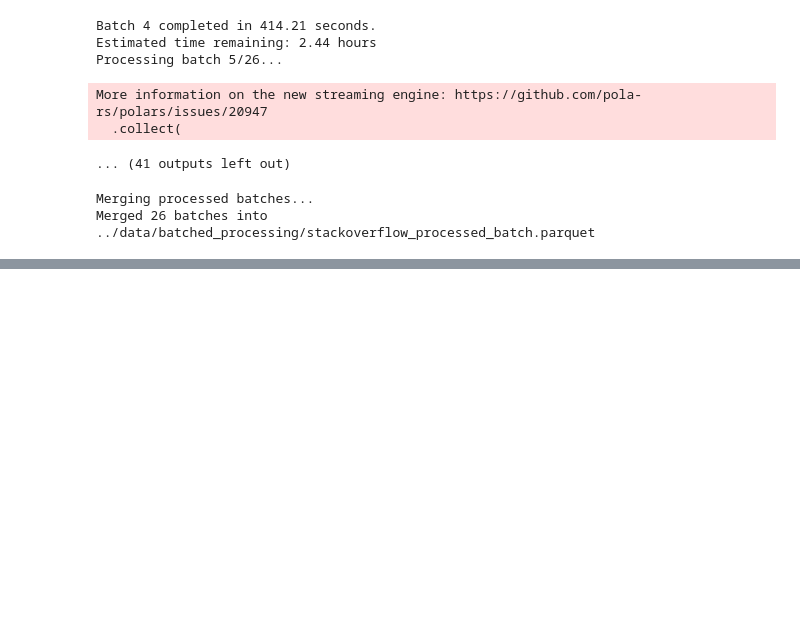
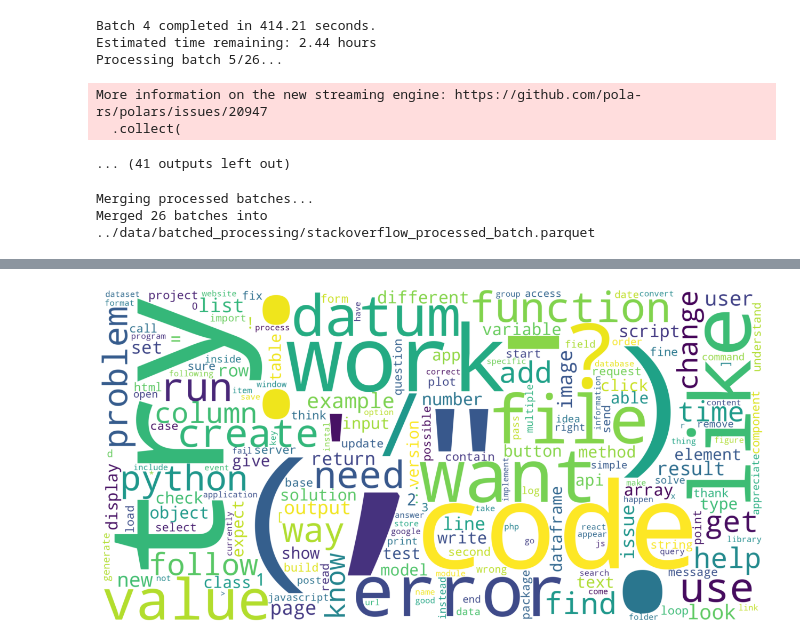
Before and after one commit to m9o8/bse_tm_final, a Jupyter notebook: code/3_1_preprocessing_batch.ipynb, the cells around one changed output, grey strips where cells are left out. Saved outputs shown, nothing was run; the diff lists cells and outputs as text; code cells hidden in the pictures; blank space fills up the shorter version.

```diff
--- a/code/3_1_preprocessing_batch.ipynb
+++ b/code/3_1_preprocessing_batch.ipynb
@@ -437,0 +521,14 @@ Merged 26 batches into ../data/batched_processing/stackoverflow_processed_batch.
+# %%
+# Word cloud after treatment
+text = df.select(
+    pl.col("processed_text")
+    .filter(
+        (pl.col("processed_text").is_not_null())
+        & (pl.col("CreationDate").cast(pl.Datetime) > treatment_date)
+    )
+    .str.concat(" ")
+).item()
+
+generate_wordcloud("wc_stackoverflow_post", text)
+# %% [output]
+[figure, added]
```
Also changed, not shown: parts of 11 cells of this notebook, 7 other files.
